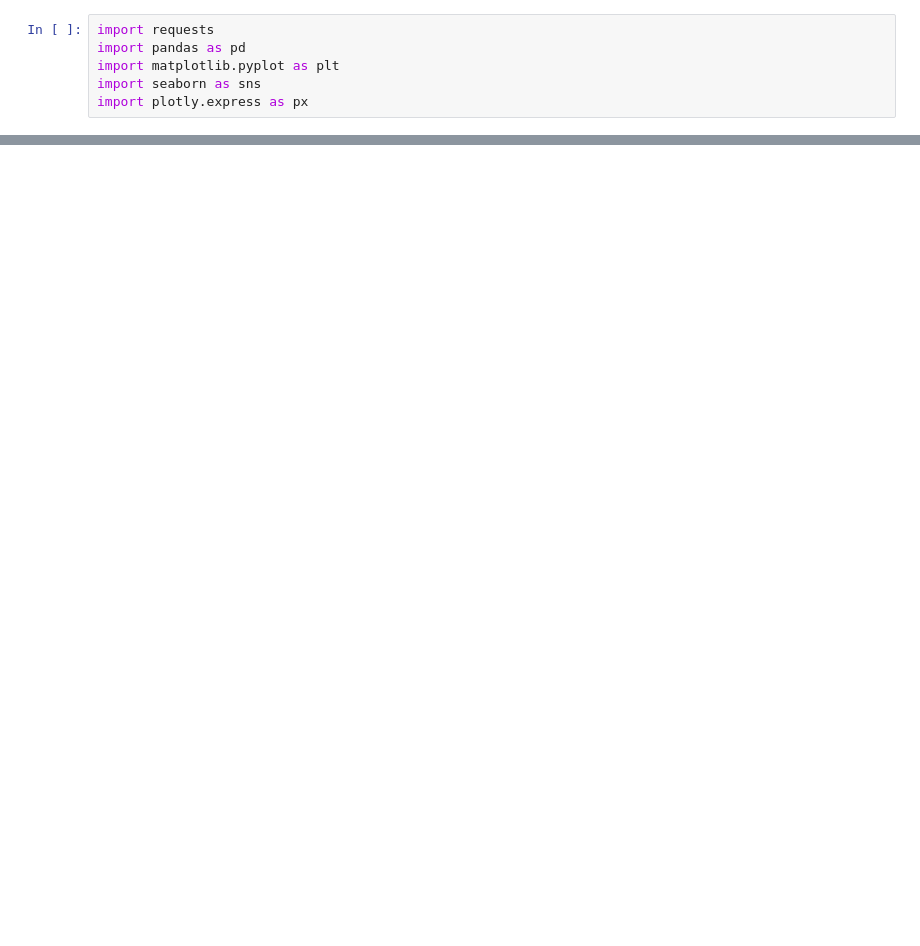
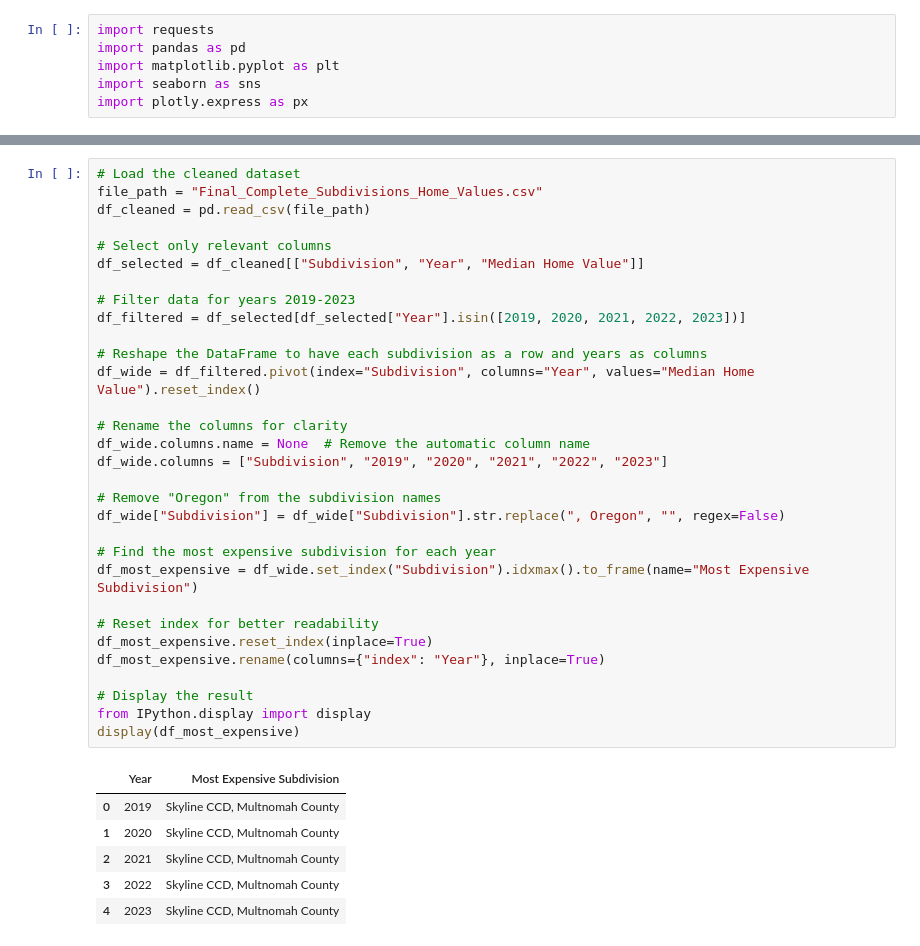
Before and after one commit to Tserrof7/Portland-Housing-Prices-Affordability-Project, a Jupyter notebook: Project.ipynb, the cells around one changed output, grey strips where cells are left out. Cells and saved outputs as stored; diff of their text form; blank space fills up the shorter version.

```diff
--- a/Project.ipynb
+++ b/Project.ipynb
@@ -195,0 +84,38 @@ plt.show()
+# %%
+# Load the cleaned dataset
+file_path = "Final_Complete_Subdivisions_Home_Values.csv"
+df_cleaned = pd.read_csv(file_path)
+
+# Select only relevant columns
+df_selected = df_cleaned[["Subdivision", "Year", "Median Home Value"]]
+
+# Filter data for years 2019-2023
+df_filtered = df_selected[df_selected["Year"].isin([2019, 2020, 2021, 2022, 2023])]
+
+# Reshape the DataFrame to have each subdivision as a row and years as columns
+df_wide = df_filtered.pivot(index="Subdivision", columns="Year", values="Median Home Value").reset_index()
+
+# Rename the columns for clarity
+df_wide.columns.name = None  # Remove the automatic column name
+df_wide.columns = ["Subdivision", "2019", "2020", "2021", "2022", "2023"]
+
+# Remove "Oregon" from the subdivision names
+df_wide["Subdivision"] = df_wide["Subdivision"].str.replace(", Oregon", "", regex=False)
+
+# Find the most expensive subdivision for each year
+df_most_expensive = df_wide.set_index("Subdivision").idxmax().to_frame(name="Most Expensive Subdivision")
+
+# Reset index for better readability
+df_most_expensive.reset_index(inplace=True)
+df_most_expensive.rename(columns={"index": "Year"}, inplace=True)
+
+# Display the result
+from IPython.display import display
+display(df_most_expensive)
+# %% [output]
+|  | Year | Most Expensive Subdivision |
+| 0 | 2019 | Skyline CCD, Multnomah County |
+| 1 | 2020 | Skyline CCD, Multnomah County |
+| 2 | 2021 | Skyline CCD, Multnomah County |
+| 3 | 2022 | Skyline CCD, Multnomah County |
+| 4 | 2023 | Skyline CCD, Multnomah County |
```
Also changed, not shown: parts of 14 cells of this notebook, 1 other file.
